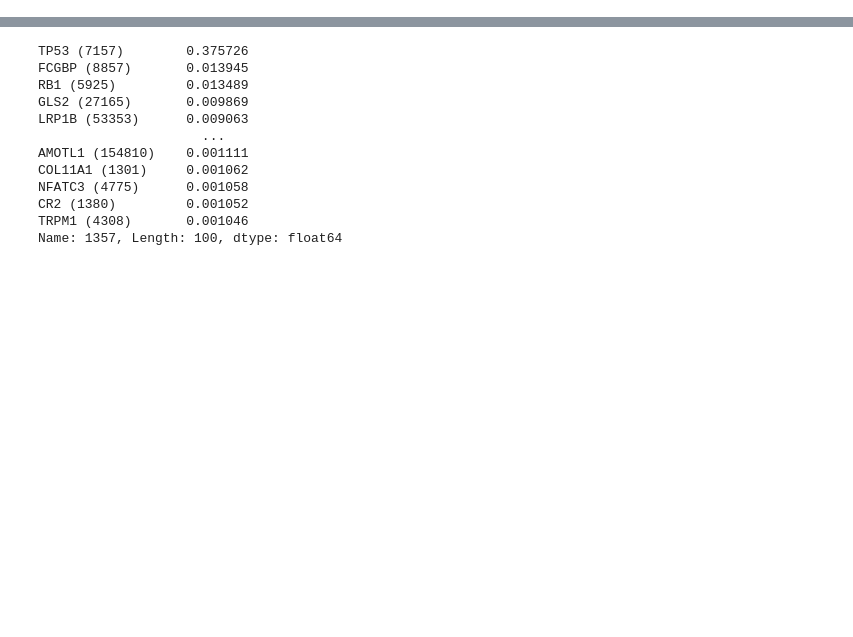
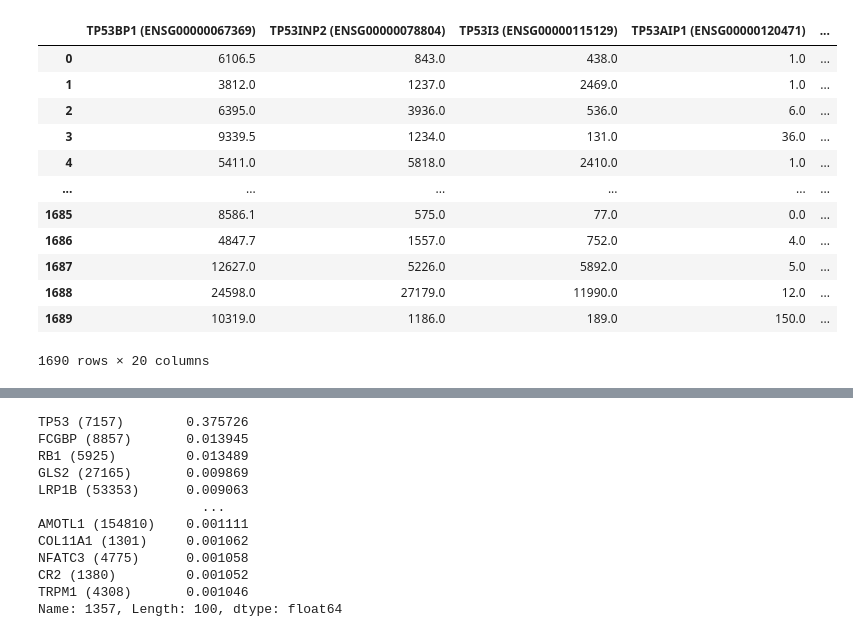
Before and after one commit to sarameirab/bioinformatics_analysis, a Jupyter notebook: project_code/python_scripts/random_forest_results_exploration.ipynb, the cells around one changed output, grey strips where cells are left out. Saved outputs shown, nothing was run; the diff lists cells and outputs as text; code cells hidden in the pictures; blank space fills up the shorter version.

```diff
--- a/project_code/python_scripts/random_forest_results_exploration.ipynb
+++ b/project_code/python_scripts/random_forest_results_exploration.ipynb
@@ -38,0 +64,17 @@ random_forest_scaled_optimized_top_20_results
+# %%
+tp53_columns = expression_df.filter(regex='^TP53')
+tp53_columns
+# %% [output]
+|  | TP53BP1 (ENSG00000067369) | TP53INP2 (ENSG00000078804) | TP53I3 (ENSG00000115129) | TP53AIP1 (ENSG00000120471) | ... |
+| 0 | 6106.5 | 843.0 | 438.0 | 1.0 | ... |
+| 1 | 3812.0 | 1237.0 | 2469.0 | 1.0 | ... |
+| 2 | 6395.0 | 3936.0 | 536.0 | 6.0 | ... |
+| 3 | 9339.5 | 1234.0 | 131.0 | 36.0 | ... |
+| 4 | 5411.0 | 5818.0 | 2410.0 | 1.0 | ... |
+| ... | ... | ... | ... | ... | ... |
+| 1685 | 8586.1 | 575.0 | 77.0 | 0.0 | ... |
+| 1686 | 4847.7 | 1557.0 | 752.0 | 4.0 | ... |
+| 1687 | 12627.0 | 5226.0 | 5892.0 | 5.0 | ... |
+| 1688 | 24598.0 | 27179.0 | 11990.0 | 12.0 | ... |
+| 1689 | 10319.0 | 1186.0 | 189.0 | 150.0 | ... |
+1690 rows × 20 columns
```
Also changed, not shown: parts of 7 cells of this notebook, 10 other files.
